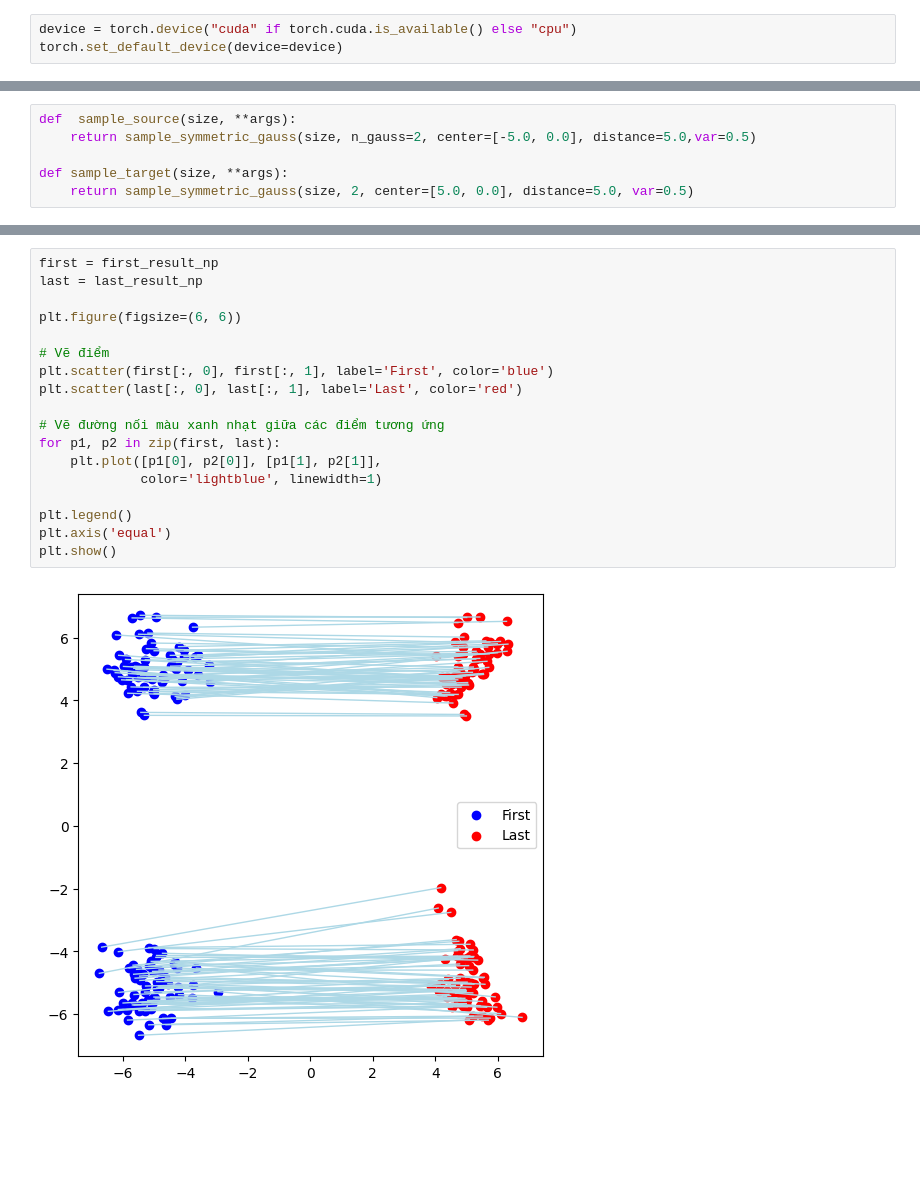
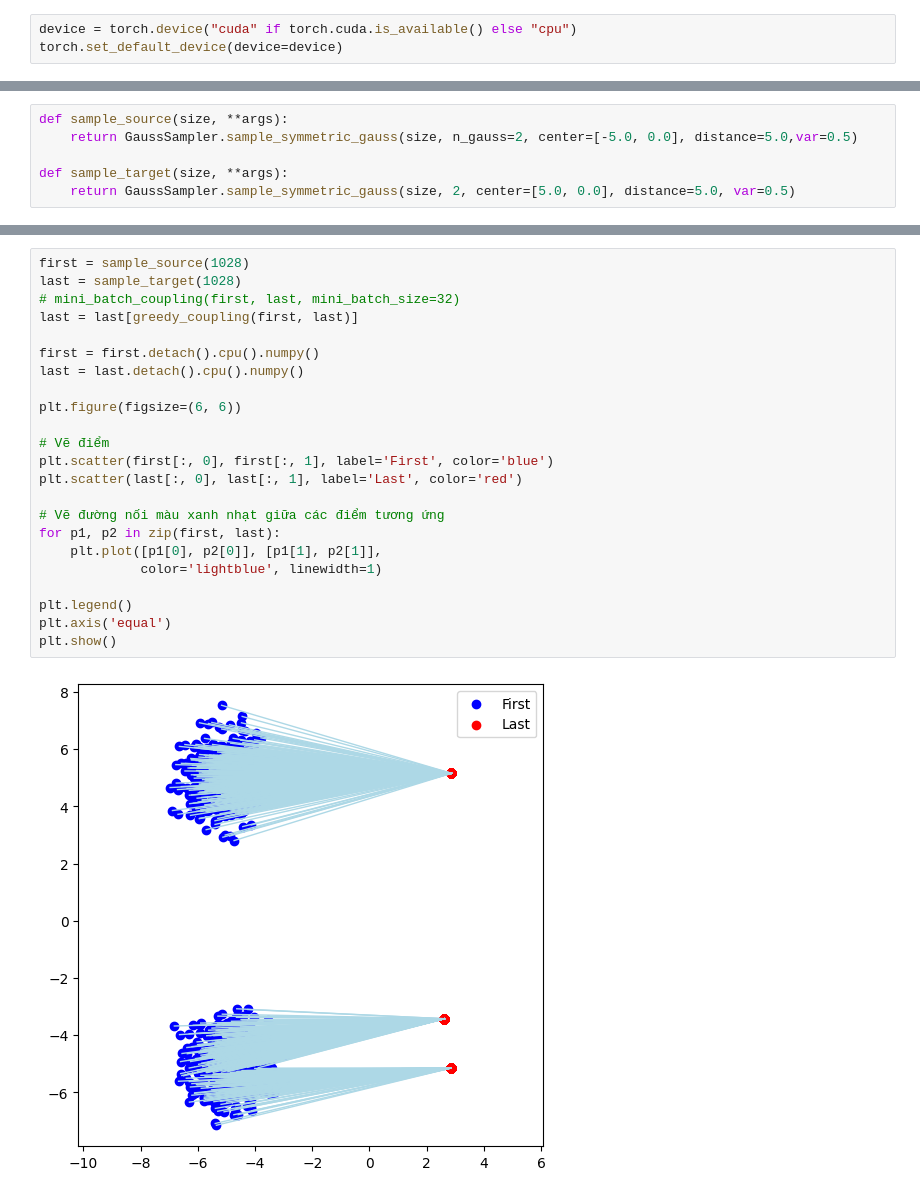
Before and after one commit to snozywolf59/ms2-signal-modelling-by-fm, a Jupyter notebook: demo-code/independent_coupling.ipynb, the cells around one changed output, grey strips where cells are left out. Saved outputs shown, nothing was run; the diff lists cells and outputs as text; blank space fills up the shorter version.

```diff
--- a/demo-code/independent_coupling.ipynb
+++ b/demo-code/independent_coupling.ipynb
@@ -62,7 +18,7 @@ def sample_symmetric_gauss(batch_size, n_gauss=4, distance=3.0, var=0.5, center=
 # %%
-def  sample_source(size, **args):
-    return sample_symmetric_gauss(size, n_gauss=2, center=[-5.0, 0.0], distance=5.0,var=0.5)
+def sample_source(size, **args):
+    return GaussSampler.sample_symmetric_gauss(size, n_gauss=2, center=[-5.0, 0.0], distance=5.0,var=0.5)
 
 def sample_target(size, **args):
-    return sample_symmetric_gauss(size, 2, center=[5.0, 0.0], distance=5.0, var=0.5)
+    return GaussSampler.sample_symmetric_gauss(size, 2, center=[5.0, 0.0], distance=5.0, var=0.5)
 # %%
@@ -201,21 +107,26 @@ plt.show()
 # %%
-first = first_result_np
-last = last_result_np
+first = sample_source(1028)
+last = sample_target(1028)
+# mini_batch_coupling(first, last, mini_batch_size=32)
+last = last[greedy_coupling(first, last)]
+
+first = first.detach().cpu().numpy()
+last = last.detach().cpu().numpy()
 
 plt.figure(figsize=(6, 6))
 
 # Vẽ điểm
 plt.scatter(first[:, 0], first[:, 1], label='First', color='blue')
 plt.scatter(last[:, 0], last[:, 1], label='Last', color='red')
 
 # Vẽ đường nối màu xanh nhạt giữa các điểm tương ứng
 for p1, p2 in zip(first, last):
     plt.plot([p1[0], p2[0]], [p1[1], p2[1]],
              color='lightblue', linewidth=1)
 
 plt.legend()
 plt.axis('equal')
 plt.show()
 # %% [output]
-[figure, old version]
+[figure, new version]
 # %%
```
Also changed, not shown: parts of 13 cells of this notebook.
